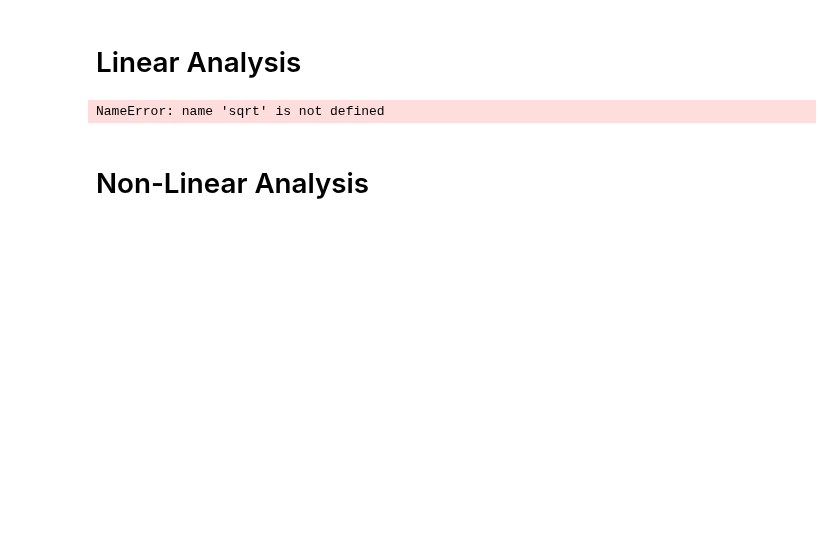
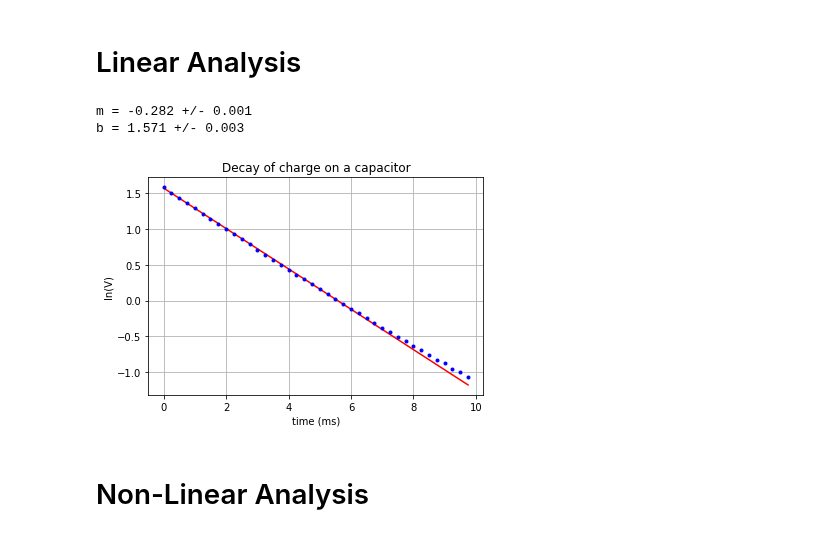
Before and after one commit to sspickle/instrumentation-projects, a Jupyter notebook: proj1/Arduino as a Laboratory Interface.ipynb, the cells around one changed output. Saved outputs shown, nothing was run; the diff lists cells and outputs as text; code cells hidden in the pictures; blank space fills up the shorter version.

```diff
--- a/proj1/Arduino as a Laboratory Interface.ipynb
+++ b/proj1/Arduino as a Laboratory Interface.ipynb
@@ -413,42 +413,44 @@ Your tasks:
 #
 # Example "straight line" fit. This example is from the "RC" lab you may have done in PHYS-163.
 # You'll be using diode data, but the concept is the same so long as you can manipulate the data
 # so that it's susceptible to a straight line snalysis.
 #
 #
 # This cell loads the data taken earlier and analyzes it by fitting the ln(Vc) vs. t to a straight line.
 #
 # You are welcome to use this approach if you like
 #
 
 import pandas as pd  # load up the pandas (pyData) package
 data = pd.read_csv('data.csv')  # read in the data taken previously
 from scipy.optimize import curve_fit  # get the curve_fit function from the scipy.optimize library
 
 def fLinear(x, m, b):
     return m*x + b
 
 sigma = (5.0/1023.0)/(data.voltage.values)  # why am I doing this? If you're not sure, ask! You'll learn something.
 popt, pcov = curve_fit(fLinear, data.time.values, np.log(data.voltage.values), sigma=sigma)  # do the fit
 
 m=popt[0]          # get the slope
 b=popt[1]          # get the intercept
 
-dm = sqrt(pcov[0,0]) # uncertainty in the slope
-db = sqrt(pcov[1,1]) # uncertainty in the intercept
+dm = np.sqrt(pcov[0,0]) # uncertainty in the slope
+db = np.sqrt(pcov[1,1]) # uncertainty in the intercept
 
 ystar=fLinear(data.time.values, m, b)  # use m & b
 
-title("Decay of charge on a capacitor")
-ylabel("ln(V)")
-xlabel("time (ms)")
-errorbar(data.time.values, np.log(data.voltage.values), fmt='b.', yerr=sigma)
-plot(data.time.values, ystar,'r-')
-grid()
+pl.title("Decay of charge on a capacitor")
+pl.ylabel("ln(V)")
+pl.xlabel("time (ms)")
+pl.errorbar(data.time.values, np.log(data.voltage.values), fmt='b.', yerr=sigma)
+pl.plot(data.time.values, ystar,'r-')
+pl.grid()
 print("m = %2.3f +/- %2.3f" % (m, dm))
 print("b = %2.3f +/- %2.3f" % (b, db))
 # %% [output]
-NameError: name 'sqrt' is not defined
+m = -0.282 +/- 0.001
+b = 1.571 +/- 0.003
+[figure, added]
 # %% [markdown]
 # Non-Linear Analysis
 # %%
```
Also changed, not shown: parts of 1 cell of this notebook, 1 other file.
